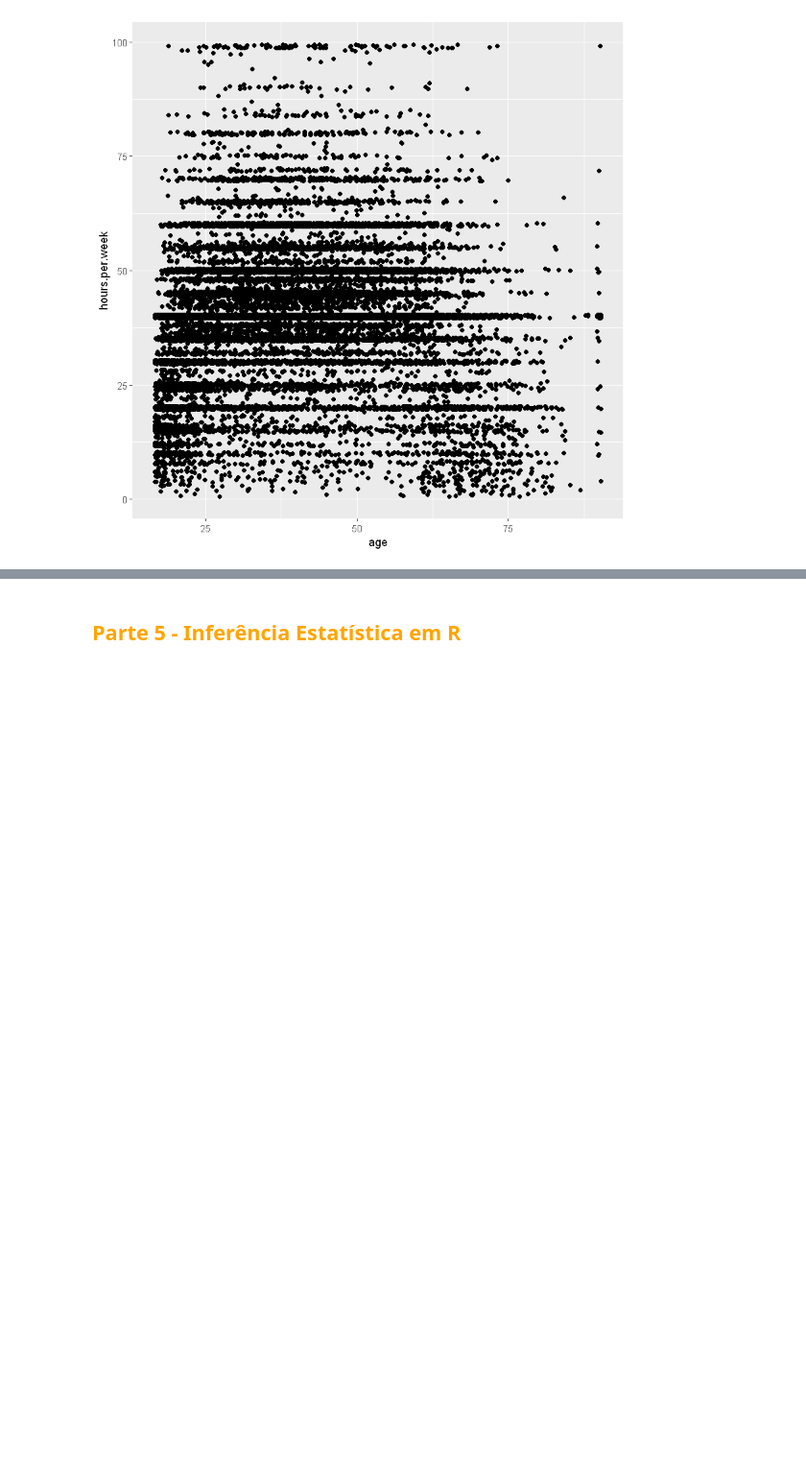
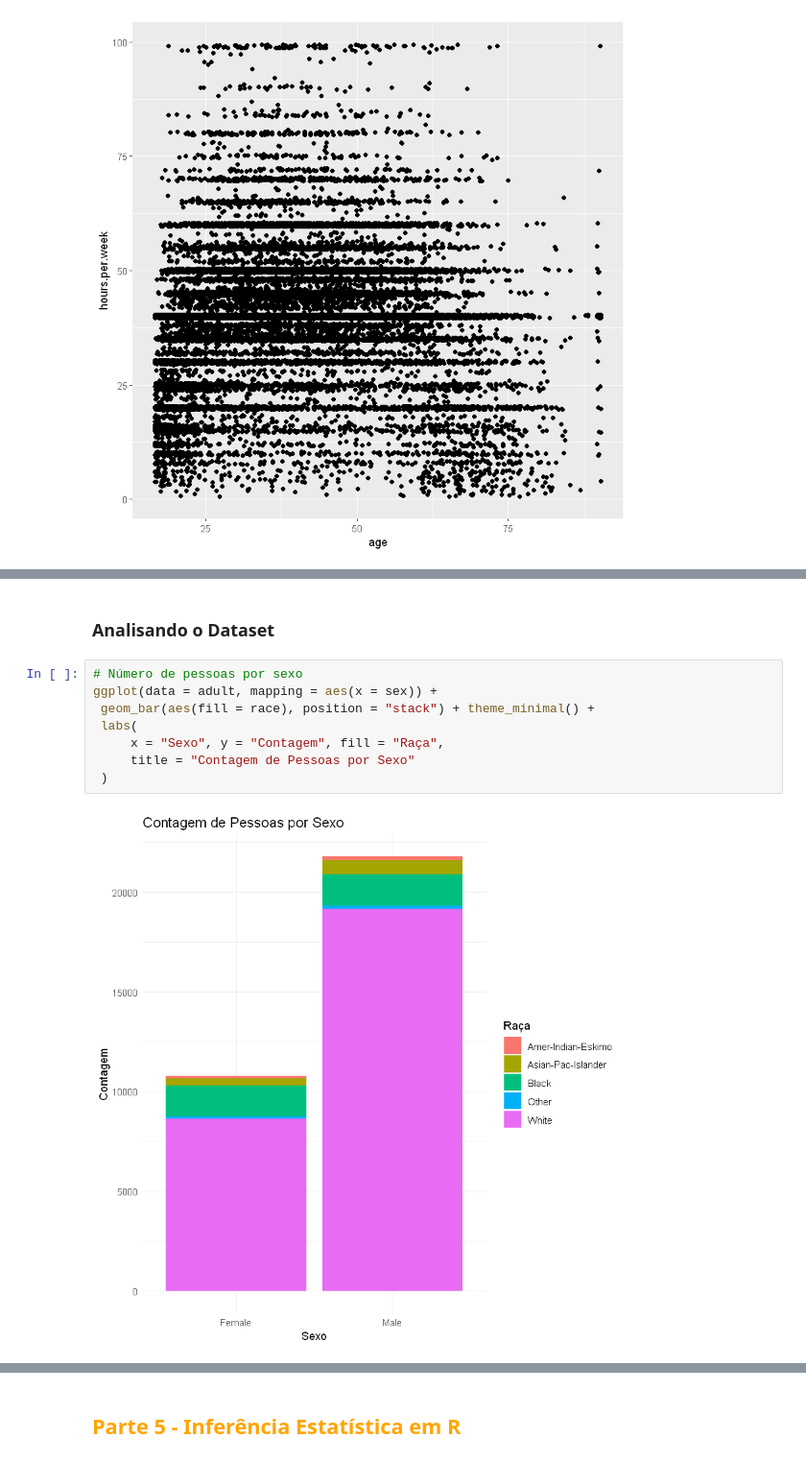
Before and after one commit to turing-usp/workshop_estatistica_com_R, a Jupyter notebook: Adult_gabarito.ipynb, the cells around one changed output, grey strips where cells are left out. Shown at 96% size. Saved outputs shown, nothing was run; the diff lists cells and outputs as text; blank space fills up the shorter version.

```diff
--- a/Adult_gabarito.ipynb
+++ b/Adult_gabarito.ipynb
@@ -757,0 +756,12 @@ labs(
+# %% [markdown]
+### Analisando o Dataset
+# %%
+# Número de pessoas por sexo
+ggplot(data = adult, mapping = aes(x = sex)) +
+ geom_bar(aes(fill = race), position = "stack") + theme_minimal() +
+ labs(
+     x = "Sexo", y = "Contagem", fill = "Raça",
+     title = "Contagem de Pessoas por Sexo"
+ )
+# %% [output]
+[figure, added]
```
Also changed, not shown: parts of 8 cells of this notebook.
